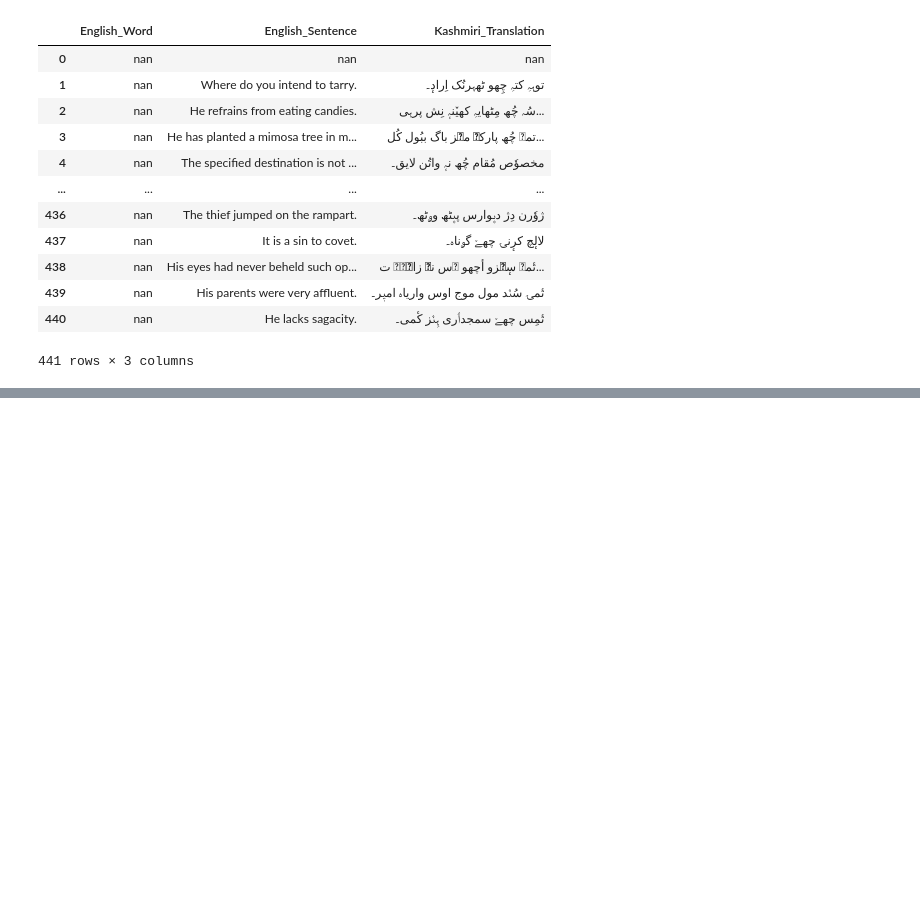
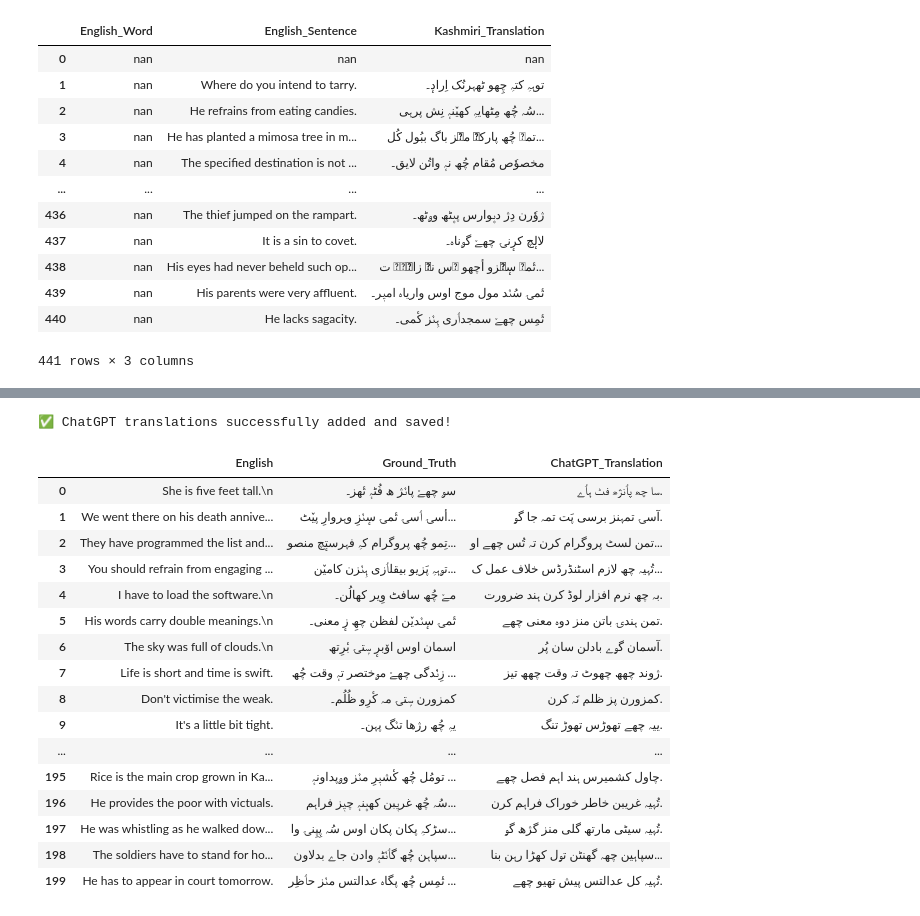
Before and after one commit to Tajamul21/Kashmiri_language_Translation, a Jupyter notebook: Untitled.ipynb, the cells around one changed output, grey strips where cells are left out. Drawn from its saved outputs; the diff is of its cells as text; code cells hidden in the pictures; blank space fills up the shorter version.

Commit message:
evaluating random samples

```diff
--- a/Untitled.ipynb
+++ b/Untitled.ipynb
@@ -465,0 +526,4 @@ df_combined.head(10000)
+# %%
+# Display just the English column with index
+pd.set_option('display.max_rows', 200)  # Show all 100 rows
+print(df[['English']])
@@ -465,0 +548,65 @@ df_combined.head(10000)
+# %%
+# -*- coding: utf-8 -*-
+import pandas as pd
+
+# Load your dataset
+df = pd.read_excel("Random_200_Sentences_Structure.xlsx")  # or your actual file path
+
+# List of all 100 Kashmiri translations (properly quoted)
+chatgpt_translations = [
+"سا چھ پٲنژھ فٹ ہٲے.", "آسۍ تمہنز برسی پَت تمہ جا گۅ.", "تمن لسٹ پروگرام کرن تہ تُس چھے اولین.", "تُہیہ چھ لازم اسٹنڈرڈس خلاف عمل کرن پز پرہیز کرن.", "بہ چھ نرم افزار لوڈ کرن ہند ضرورت.", "تمن ہندۍ باتن منز دوہ معنی چھے.", "آسمان گۅے بادلن سان پُر.", "ژوند چھھ چھوٹ تہ وقت چھھ تیز.", "کمزورن پز ظلم نَہ کرن.", "ییہ چھے تھوڑس تھوڑ تنگ.",
+"ایمانداری چھہ بہترین پالسی.", "تُہیہ چھے آلا درجہ ہند ٹینس کھلاڑی.", "تمنہ کھور کھوان روزگار ہند بدلے منز دِتھ.", "بہ چھ ہوائی اڈہ کتھ پہنچن ہند طریقه پچھان.", "سٲنۍ ماما چھے گاو منز کھۅت.", "سٲنۍ ژاݨۍ بوف رنگ ہند ساڑۍ پٲٹھ پۅش تھی.", "کپتان ہند آواز فاتحانہ گۅ.", "بہ تمہ ہک روپیس چک روان.", "بہ چھے ہنز بۅنی نکتہ کتھ آو.", "پارٹی کتھ زۅد پہنچن چھے نا مناسب.",
+"تمن بہ وُچھ.", "تُہیہ چھے خبیث انسان!", "آسۍ دۅسرن ہند کٔھ گھرن منز دخل نَہ کرن.", "چور پولیسن سان گھیرا گۅ.", "کُتہ کھونۍ سان زنجیرس سان بند گۅ.", "تُہیہ چھ پترس آمدنی پز یتیم گۅ.", "یہ پودۍ پننۍ جڑن سان پانی جذب کرن.", "تُہیہ کونہ پھل پسند چھے؟", "گاؤ پشو پز طبیب خانہ کن روان گۅ.", "مکہ چھ مکئی کٹائی خاطر تیار.",
+"بہ تُہندۍ چالاک پلانن پز واقف چھے.", "یہ چھے مشکل معاملہ.", "چوٗنہ انتخابی مہم ہفتہ پَت آخری مرحلہ منز پۅنچھ.", "کوجھ نَہ کرن سان بہ ژوند ضایع کری.", "ہندس آسن منز زوردار چیخ سُنی گۅ.", "حقیقت ہند سمجھن بہ حد دِل آزاردار گۅ.", "گذشتہ روز تُہیہ برأت ظاہر کرن ہند دعویٰ کٔر.", "بہ چھے بچپن ہند میٹھ یادن ہند مالک.", "سنیما منز بتی واندۍ گئیں فلم شروع تھیندۍ وقت.", "ہر روز یمے مندر پز بہت لوک یوان.",
+"یہ مسئلہ انجینئر حل کران چھے.", "سیاسی موضوع پز بحث گۅے.", "بہترین بات یہ چھے کہ آسۍ مل کر کام کران.", "سٲنۍ ژاݨۍ فارسی شاعری منز ماہر چھے.", "تحقیق ایک تعمیری عمل چھے.", "استاد طالبعلمن پز مناسب سوال کرن ہند فرمان دِتھ.", "تُہندۍ شاعری خواندن ہند طرز منفرد چھے.", "اگرچہ آسۍ تٔمے پیسہ دِتھ، تٔمہے کتاب نَہ خرید.", "تُہیہ چھ گناہ رپورٹ نَہ کرن خاطر سزایاب گۅ.", "تُہیہ تخت پز بیٹھ گۅ.",
+"سٲنۍ گۅر چھے پچھم طرفس.", "ہتھ تُہیہ سچ تہ بہ غلط ہوس.", "سرجن چھ افقی چیرا مریضس بدن پز کٔر.", "چھاپہ خانہ ہند ایجادس پَت سماج منز بہت تبدیلی آیو.", "سٲنۍ ژاݨۍ اسکول منز مستقل نوکری حاصل کری.", "روحانی ارتقا ہند امکان موجود چھے.", "تُہیہ تیمۍ بمارۍ دوران ہر ضرورت پز دھیان دِتھ.", "کرسی گوندھ سان ٹھیک کر.", "سٲنۍ ژاݨۍ وۅن کرانتہ آوازس منز.", "جوراسک دورس پز فلم بنایو گۅ.",
+"بہ چھے اس مسئلس پز صاف بیان دِتھ.", "بھگوت گیتا منز اتھرا باب چھے.", "یہ کیس تحقیقاتس تحت آیو چھے.", "سونہ ہند قیمت بڈ گۅ.", "سمندر منز لہراں وُچھن خوشگوار تجربہ چھے.", "بہ چھے آن لائن کتب خانے پز رسائی حاصل.", "تُہندۍ روایاتس پز شدید فخر چھے.", "تُہیہ حصوں منز صحیح چھے.", "آسۍ ییہ رہبر ہند حرکت کی مذمت کران.", "براہ کرم یہ گندگی صاف کر.",
+"بہ چھے ٹھوس ثبوتس ضرورت.", "تُہیہ زور سان دوہ گھونسا مارن.", "تُہیہ کتھ ژان چھے؟", "بہ چھے تمہند امتحان پز کامیاب ہون ہند امید وار.", "یہ اک مادہ چھے ژہن ژلن ہند باعث چھے.", "بیج ٹن منز ذخیرہ کر.", "تُہیہ صرف والدین پز زبردستی ملاقات کرن.", "یہ تجویز منظوری خاطر زیر غور آو چھے.", "تُہیہ چھے چھٹۍ سفر خاطر سامان پیک کرن.", "مریض پز سرجری عمل آو.",
+"تمن معافی بغیر کٔسے دقتس قبول کرن.", "عمارت ہند ساخت مکمل ترمیمس ضرورت چُھ.", "بہ تٔمے ہند کمرہ منز ڈھول وُچھ.", "تُہیہ قیدخانہ منز بند گۅ.", "تُہیہ بین آسانی پہاڑ چڑھ گۅ.", "تمن پز وفاقی قانون خلاف ورزی ہند الزام آو.", "عمر رسیدہ لوگ چھے اکثر خاموش رہن.", "ڈاکٹر نرسس پز مریضس نگرانی ہند فرمان دِتھ.", "سٲنۍ ژاݨۍ بہارۍ گلہائے بنفشہ ہند گُلدستہ دِتھ.", "یہ المارۍ پٲٹھ رکھ.",
+"سٲنۍ ژاݨۍ گھرۍ استاد چھے تریبت دِتھ.", "بہ ہَر روز میڈیا ذریعے خبر وُچھان.", "تُہیہ ہند دادا پز نام دِتھ.", "کیک تری برابر حصن منز تقسیم کر.", "تُہیہ مہربانی کر کتھ آیہ؟", "سونامی آو چھے، مہربانی کر خبردار رہو.", "بہ تُہندۍ نون تجویزس بارے کتھ کرن چھے.", "بہ سٲنۍ بایہ پوری کہانی سُنایو.", "تُہیہ پنن دوست قتل ہند الزام دِتھ.", "دروغ گۅٹھ چھہ ہنر.",
+"میٹنگ ہڑتالس وجہ پَت مؤخر گۅ.", "انوٗن تھیوکرے بارے بحث کران.", "سٲنۍ ژاݨۍ ورتھ ژاڵۍ رنگۍ جیکٹ پٲٹھ پۅش تھی.", "سٲنۍ ژاݨۍ ژۄن روٗپۍ پۅشاک پٲٹھ سبز پیوٗٹھ تھی.", "صدرس پش پیٹھ سیکورٹی سٹاف یوان.", "لگدا ییہ چُھ مناسب.", "رسی مضبوطۍ سان ہَتۍ لاگۍ ہُندۍ گۅڈۍ پت لَگاؤ.", "آسۍ روزانۍ ضرورت خاطر دۅسرن پۅز نِہ رہن.", "تمن بازاری حکمت عملی صحیح تجزیہ کرن.", "سٲنۍ ژاݨۍ پچھلہ امتحانک نتایج پَت زٕہ نراس چھی.",
+"یہ چُھ نراو کھلاڑی.", "سٲنۍ ژاݨۍ اپنۍ دوربین برآمدۍ پیٹھ نصب کری.", "شہد سان تۅتھ یِوان پکۍ گژھ گژھن پنہ ونہ پتنگن پۅز.", "سٲنۍ ژاݨۍ بہاری دھوپ سان خوش چھے.", "عوام مشہور قلعہ دَرشن کران ہندۍ اجازت چُھ.", "دَرواز آپ ہی کھل گۅ.", "ژٔند روزن زٕون بری زالان ہند شِکار چھی بنن.", "زٲنۍ پَت سٲنۍ ژاݨۍ دویم ناول وُچھن مز بہ خوشۍ محسوس کری.", "بے ڈاکٹر سان مشورہ کرن چھو ضروری.", "آسۍ ایک روز منز پشتی ووت.",
+"سٲنۍ ژاݨۍ رنگ چھ سپید.", "تمن ہندس جواب چُھ نراو مختصر.", "تمن اکثر ایک برابر چُھ سوچان.", "سٲنۍ ژاݨۍ پننہ پُرن عاشق خوش دلی سان پارٹی منز ستوتھ کری.", "تمن آفیس منز نوٹس حاصل کری.", "آسۍ کۅراہ گۅے.", "جسمانی ورزشن بدن تہ ذہن آزاد کران.", "تُہیہ عقلمند فَیصلہ پَت اعتراض نَہ کرن چھ.", "کھلاڑی ریٚس کورٹ پَت وقتس پیتھ پہنچی.", "سٲنۍ ژاݨۍ چائے کتلی میز پَت رکھ.",
+"سٲنۍ ژاݨۍ ہندۍ تمامہ ضروریات پُر تھیو.", "جدوے بیہہ گۅ، کھڑکی بند تھیو چھے.", "عوام منز حکومتس پالیسین پَت زوٗر نندۍ ناراضگی چھے.", "آمدنی ٹیکس ہِسابدار سرپرائز چیک خاطر آیو.", "آسۍ ییمہ ترازو پَت تولامہ.", "تمن آپس منز کوڈس ذریعے رابطہ کرن.", "تمن ہندۍ درمیان دوستۍ ہندس مضبوط بندھن چھے.", "یِمے بۅر چُھ.", "تُہیہ تفریح خاطر شکار کران.", "تمن ہندۍ آسپاس گژھان ہر باتس ہُند مکمل علم چُھ.",
+"آسۍ کامیابی سان مسلو پَت قابو پایو.", "تُہندۍ سفرس منز ہند تہ چین گۅے.", "بچت کاری عظیم صفت چھے.", "بہ پننۍ بہن ہندۍ یاد آو.", "تمن اتفاق کرتھ اکٹھے کام کرن.", "تمن ژٲنگۍ ساه کھۅر تہ ندی منز چھلانگ مار.", "تمن ہندۍ فحش گژھ باتن خاندان شرمندہ کرن.", "پلگ نَہ کھِنچ.", "دوہ مسلح افراد اندر آیہ تہ لٹۍ کۅر دوکان.", "سٲنۍ ژاݨۍ مادری زبان ہِندی چھے.",
+"مچھر کۅنہہ حیات والۍ رتھ پیوچھ.", "آج مسلمانن خاطر تہوار چھے.", "تُہندۍ خاندان خاطر بہت کُجھ دیو چھے.", "تمن ہندۍ سُرنک آنکھ منز بینایۍ ہند نقص چھے.", "سٲنۍ فُٹبال کوچ ٹیم تر بیت دی.", "گاڑی درختس سان ٹکر کھا.", "بہ تُسند پیغام دِتھ.", "تمن ہندۍ منگنی آئندہ ماہ کیتھ مقرر چھے.", "یہ نارنگۍ قدرتی مٹھاس ہِند حامل چھے.", "بچے پننۍ ماجۍ سان چمٹ گۅ.",
+"ہر کوس تمہندۍ نراو رویہ نا پسند چھے.", "مریض یمۍ وندھ پننۍ آسن تہ کراہ کرن.", "وزیر اعظم چاپلوسن سان گھیرن چھے.", "آسۍ صحیح راہ پَت چھے.", "سٲنۍ ژاݨۍ پچھلہ ژُمہ دیر سان آیو.", "ہٹل جدید فرنیچر سان سجایو گۅ.", "آسۍ آزاد قومس شہری چھے.", "مجرمن قیدخانۍ منز پَز یوان.", "بہ راہداری منز چار ژنۍ وُچھ.", "تمن خاندانس وراثت منز محروم گۅ.",
+"وقتہ صحیح استعمال کرن لازمی چھے.", "وزیر اعظمس پَت بہت سارن لوکن اجتماع کری.", "مردم ہفتہ وار چھٹینس دوران بائر ژان.", "تمن مالی مشکلات منز چھے.", "براہ کرم سیب کھان پیتھ دھو تہ کھاؤ.", "لفظی ترجمہ سمجن چھُ مشکل.", "تُہیہ آج صبح خوش مزاج چھے!", "سٲنۍ ژاݨۍ تُند سپارش کٔرتھ نمک کەم کھاؤن چھے.", "سفر ۱۴ ماہ بر قرار رہیو.", "راتس گھرۍ کنی باہر نبر گۅ تہ آپ ہنج کنن لگو.",
+"بہ پننۍ پیسہ بینک منز جمع کرن ہند ارادہ چھے.", "تُہیہ متحدہ ریاستن ہند نائب صدر بن گۅ.", "آسۍ قانونی مسئلہ حل کرن خاطر وکیل نوکری.", "ہندُستان جنوبی ایشیائی مُلکن منز ترقی پسند چھے.", "سٲنۍ ژاݨۍ سچ پَنہ دِدار چھے.", "سٲنۍ ژاݨۍ پننۍ احساسات صاف صاف بیان کری.", "یہ نظریہ بہے پیچیدہ چھے بہ خاطر.", "سٲنۍ ژاݨۍ اسکول دریا کنارۍ پَت واقع چھے.", "خاموش ہو گژھ!", "پرکھن ہندۍ افسر خوش مزاج چھے.",
+"تُہیہ کار حادثہ منز پَز گۅ.", "تمن ییمہ برابر کمپن کرن.", "بہ آج تاریخ پَت ژان چھے.", "برفباری سڑکس تعمیرس مز رکاوٹ پَیدا کری.", "تمن ہندۍ سب گاہک مطمئن چھے.", "چاول کشمیرس ہند اہم فصل چھے.", "تُہیہ غریبن خاطر خوراک فراہم کرن.", "تُہیہ سیٹی مارتھ گلی منز گژھ گۅ.", "سپاہین چھہ گھنٹن تۅل کھڑا رہن بنا حرکتس.", "تُہیہ کل عدالتس پیش تھیو چھے."
+
+]
+
+# Add to DataFrame
+df['ChatGPT_Translation'] = chatgpt_translations
+
+# Save to new Excel file
+df.to_excel("Evaluation_Set_With_ChatGPT_Translations200.xlsx", index=False)
+
+print("✅ ChatGPT translations successfully added and saved!")
+# %% [output]
+✅ ChatGPT translations successfully added and saved!
+# %%
+# Load the saved file
+file_path ="Evaluation_Set_With_ChatGPT_Translations200.xlsx"
+df = pd.read_excel(file_path, dtype=str)
+# %%
+df.head(200)
+# %% [output]
+|  | English | Ground_Truth | ChatGPT_Translation |
+| 0 | She is five feet tall.\n | سۄ چھےٚ پانٛژ ھ فُٹہٕ تٔھز۔ | سا چھ پٲنژھ فٹ ہٲے. |
+| 1 | We went there on his death annive... | أسۍ ٲسۍ تٔمۍ سٕنٛزِ وہروارِ پیٚٹ... | آسۍ تمہنز برسی پَت تمہ جا گۅ. |
+| 2 | They have programmed the list and... | تِمو چُھ پروگرام کہِ فہرستٕچ منصو... | تمن لسٹ پروگرام کرن تہ تُس چھے او... |
+| 3 | You should refrain from engaging ... | تۄہہِ پَزیو بیقلٲزی ہِنٛزن کامیٚن... | تُہیہ چھ لازم اسٹنڈرڈس خلاف عمل ک... |
+| 4 | I have to load the software.\n | مےٚ چُھ سافٹ وِیر کھالُن۔ | بہ چھ نرم افزار لوڈ کرن ہند ضرورت. |
+| 5 | His words carry double meanings.\n | تٔمۍ سٕنٛدیٚن لفظن چھِ زٕ معنی۔ | تمن ہندۍ باتن منز دوہ معنی چھے. |
+| 6 | The sky was full of clouds.\n | اسمان اوس اوٚبرٕ سۭتۍ بٔرِتھ | آسمان گۅے بادلن سان پُر. |
+| 7 | Life is short and time is swift. | زِنٛٛدگی چھےٚ مۄختصر تہٕ وقت چُھ ... | ژوند چھھ چھوٹ تہ وقت چھھ تیز. |
+| 8 | Don't victimise the weak. | کمزورن سۭتۍ مہ کٔرِو ظُلُم۔ | کمزورن پز ظلم نَہ کرن. |
+| 9 | It's a little bit tight. | یہِ چُھ رژھا تنٛگ پہن۔ | ییہ چھے تھوڑس تھوڑ تنگ. |
+| ... | ... | ... | ... |
+| 195 | Rice is the main crop grown in Ka... | تومُل چُھ کٔشیٖرِ منٛز وۄپداونہٕ ... | چاول کشمیرس ہند اہم فصل چھے. |
+| 196 | He provides the poor with victuals. | سُہ چُھ غریٖبن کھٮ۪نہٕ چیٖز فراہم... | تُہیہ غریبن خاطر خوراک فراہم کرن. |
+| 197 | He was whistling as he walked dow... | سڑکہِ پکان پکان اوس سُہ پِپِنۍ وا... | تُہیہ سیٹی مارتھ گلی منز گژھ گۅ. |
+| 198 | The soldiers have to stand for ho... | سپاہن چُھ گٲنٛٹہٕ وادن جاے بدلاون... | سپاہین چھہ گھنٹن تۅل کھڑا رہن بنا... |
+| 199 | He has to appear in court tomorrow. | تٔمِس چُھ پگاہ عدالتس منٛز حٲظِر ... | تُہیہ کل عدالتس پیش تھیو چھے. |
```
Also changed, not shown: parts of 8 cells of this notebook, 22 other files.
